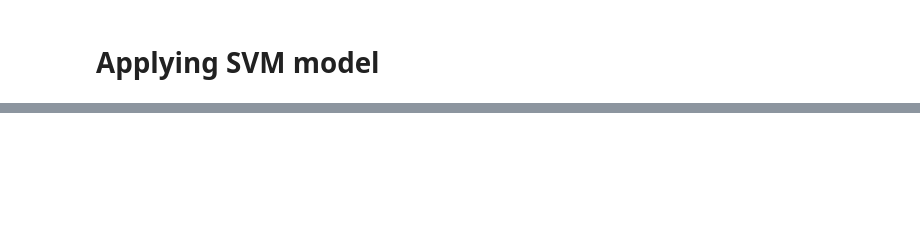
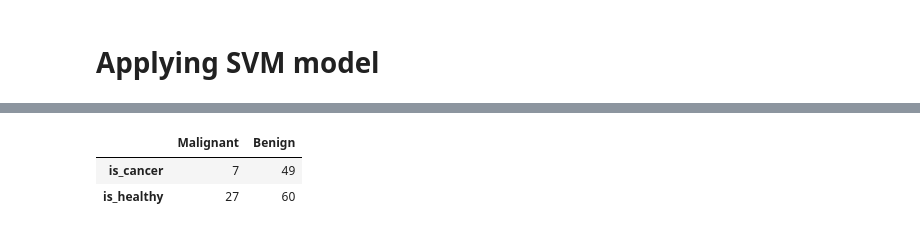
Before and after one commit to basangoudapatil/Final_Project, a Jupyter notebook: Final_Project_Cancer.ipynb, the cells around one changed output, grey strips where cells are left out. Drawn from its saved outputs; the diff is of its cells as text; code cells hidden in the pictures; blank space fills up the shorter version.

```diff
--- a/Final_Project_Cancer.ipynb
+++ b/Final_Project_Cancer.ipynb
@@ -253,0 +315,8 @@ AUC_score2
+# %%
+cm2 = np.array(confusion_matrix(y_test, y_pred2, labels=[1,0]))
+confusion2=pd.DataFrame(cm2, index=['is_cancer','is_healthy'],columns=['Malignant','Benign'])
+confusion2
+# %% [output]
+|  | Malignant | Benign |
+| is_cancer | 7 | 49 |
+| is_healthy | 27 | 60 |
```
Also changed, not shown: parts of 32 cells of this notebook.
